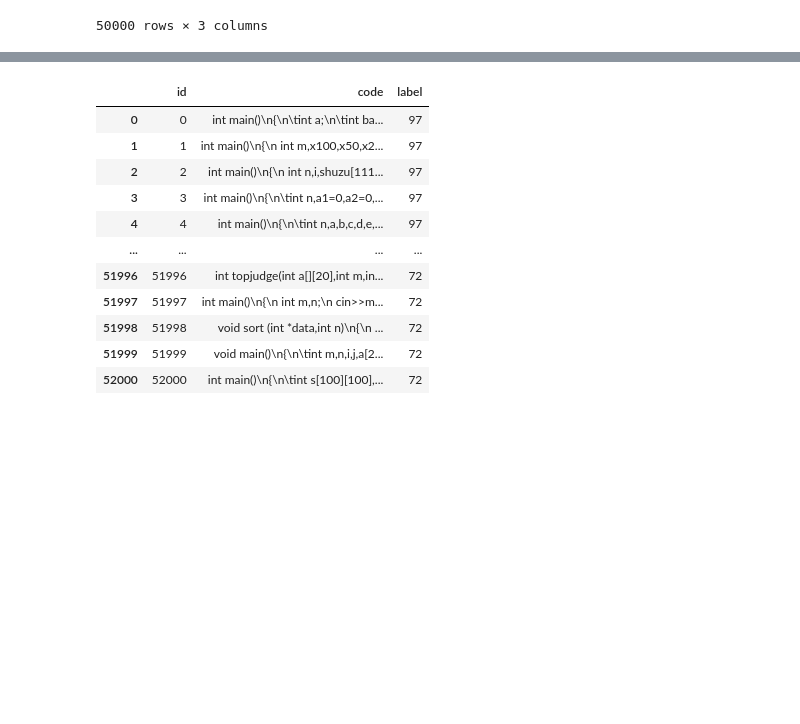
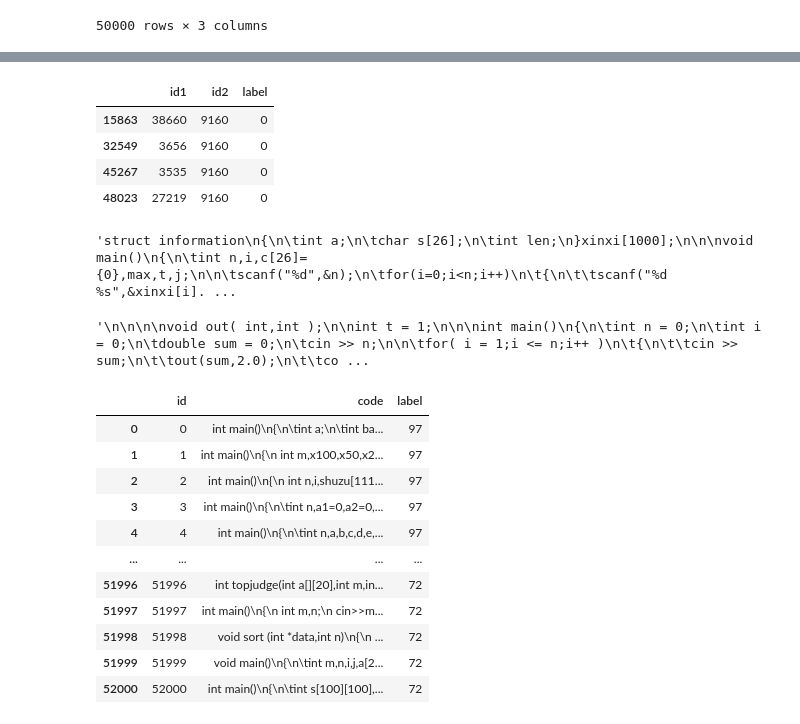
Before and after one commit to hazimhanif/svd_exp3, a Jupyter notebook: Exploration_clone.ipynb, the cells around one changed output, grey strips where cells are left out. Saved outputs shown, nothing was run; the diff lists cells and outputs as text; code cells hidden in the pictures; blank space fills up the shorter version.

```diff
--- a/Exploration_clone.ipynb
+++ b/Exploration_clone.ipynb
@@ -30,3 +47,19 @@ mydf
+# %%
+mydf[mydf.id2==9160]
+# %% [output]
+|  | id1 | id2 | label |
+| 15863 | 38660 | 9160 | 0 |
+| 32549 | 3656 | 9160 | 0 |
+| 45267 | 3535 | 9160 | 0 |
+| 48023 | 27219 | 9160 | 0 |
+# %%
+mydf2.iloc[9160,1]
+# %% [output]
+'struct information\n{\n\tint a;\n\tchar s[26];\n\tint len;\n}xinxi[1000];\n\n\nvoid main()\n{\n\tint n,i,c[26]={0},max,t,j;\n\n\tscanf("%d",&n);\n\tfor(i=0;i<n;i++)\n\t{\n\t\tscanf("%d %s",&xinxi[i]. ...
+# %%
+mydf2.iloc[45,1]
+# %% [output]
+'\n\n\n\nvoid out( int,int );\n\nint t = 1;\n\n\nint main()\n{\n\tint n = 0;\n\tint i = 0;\n\tdouble sum = 0;\n\tcin >> n;\n\n\tfor( i = 1;i <= n;i++ )\n\t{\n\t\tcin >> sum;\n\t\tout(sum,2.0);\n\t\tco ...
 # %%
 mydf2 = pd.read_pickle('astnn/clone/data/c/programs.pkl')
 # %%
```
Also changed, not shown: parts of 5 cells of this notebook, 2 other files.
